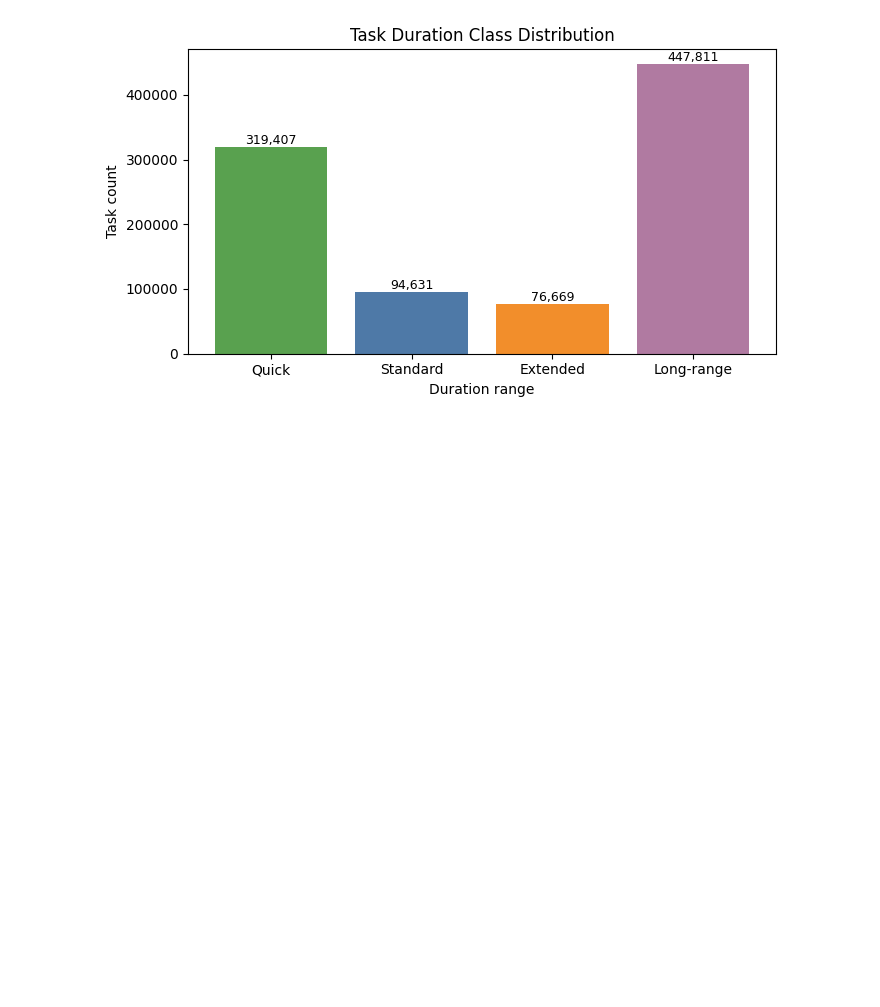
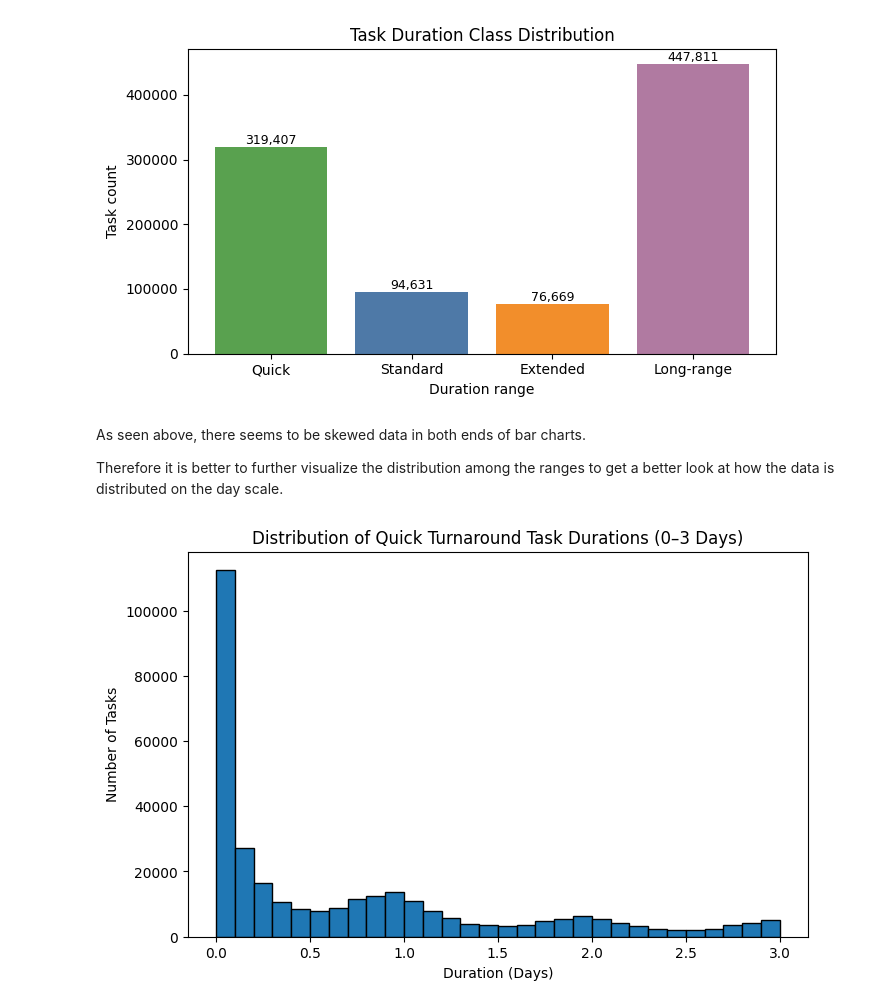
Before and after one commit to OmarElgaafary/Task-Duration-Classifier, a Jupyter notebook: notebooks/01_exploratory_data_analysis.ipynb, the cells around one changed output. Saved outputs shown, nothing was run; the diff lists cells and outputs as text; code cells hidden in the pictures; blank space fills up the shorter version.

```diff
--- a/notebooks/01_exploratory_data_analysis.ipynb
+++ b/notebooks/01_exploratory_data_analysis.ipynb
@@ -221,13 +215,24 @@ plt.tight_layout()
 plt.show()
 # %% [output]
 [figure]
+# %% [markdown]
+As seen above, there seems to be skewed data in both ends of bar charts.
+
+Therefore it is better to further visualize the distribution among the ranges to get a better look at how the data is distributed on the day scale.
 # %%
-quick_tasks = cleaned_df[
+quick_df = cleaned_df[
     (cleaned_df["duration_days"] >= 0) &
     (cleaned_df["duration_days"] <= 3)
 ]
 
-same_day_tasks = cleaned_df[cleaned_df["duration_days"] == 0]
+plt.figure(figsize=(8, 5))
 
-same_day_tasks_percentage = (same_day_tasks / quick_tasks) * 100
-same_day_tasks_percentage
+plt.hist(quick_df["duration_days"], bins=30, edgecolor="black")
+
+plt.title("Distribution of Quick Turnaround Task Durations (0–3 Days)")
+plt.xlabel("Duration (Days)")
+plt.ylabel("Number of Tasks")
+
+plt.show()
+# %% [output]
+[figure, added]
```
Also changed, not shown: parts of 5 cells of this notebook.
